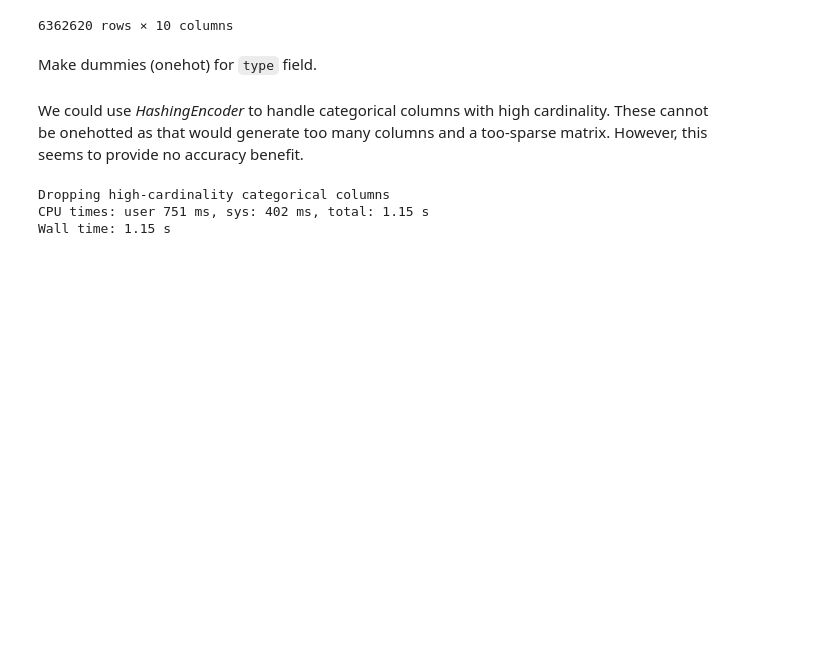
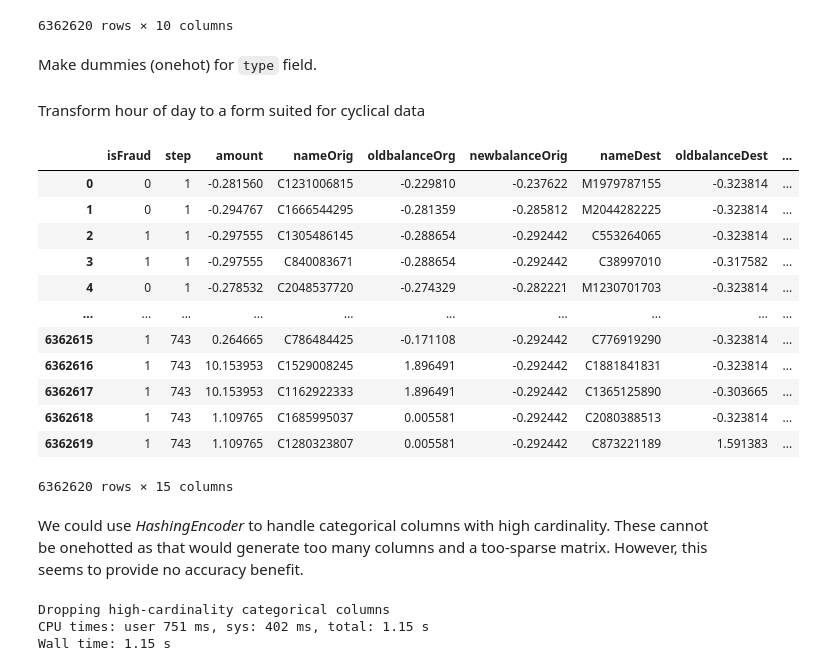
Before and after one commit to JoshuaFox/fraud-detect-blackbelt, a Jupyter notebook: frauddetect-plusminus-hypertune.ipynb, the cells around one changed output. Drawn from its saved outputs; the diff is of its cells as text; code cells hidden in the pictures; blank space fills up the shorter version.

Commit message:
cyclical sin/cost

```diff
--- a/frauddetect-plusminus-hypertune.ipynb
+++ b/frauddetect-plusminus-hypertune.ipynb
@@ -154,11 +154,29 @@ df_dummies=pd.get_dummies(df['type'],drop_first=True )
 
 df=df.drop(['type'], axis=1)
 df = pd.concat([df, df_dummies], axis=1)
+# %% [markdown]
+Transform hour of day to a form suited for cyclical data
 # %%
-df['hour24sin'] = math.sin(df['step']*math.pi/24)
-df['hour24cos'] = math.cos(df['step']*math.pi/24)
+import numpy as np
+
+df['hour24sin'] = np.sin(df['step']*math.pi/24)
+df['hour24cos'] = np.cos(df['step']*math.pi/24)
 df.drop('step', axis=1)
 df
+# %% [output]
+|  | isFraud | step | amount | nameOrig | oldbalanceOrg | newbalanceOrig | nameDest | oldbalanceDest | ... |
+| 0 | 0 | 1 | -0.281560 | C1231006815 | -0.229810 | -0.237622 | M1979787155 | -0.323814 | ... |
+| 1 | 0 | 1 | -0.294767 | C1666544295 | -0.281359 | -0.285812 | M2044282225 | -0.323814 | ... |
+| 2 | 1 | 1 | -0.297555 | C1305486145 | -0.288654 | -0.292442 | C553264065 | -0.323814 | ... |
+| 3 | 1 | 1 | -0.297555 | C840083671 | -0.288654 | -0.292442 | C38997010 | -0.317582 | ... |
+| 4 | 0 | 1 | -0.278532 | C2048537720 | -0.274329 | -0.282221 | M1230701703 | -0.323814 | ... |
+| ... | ... | ... | ... | ... | ... | ... | ... | ... | ... |
+| 6362615 | 1 | 743 | 0.264665 | C786484425 | -0.171108 | -0.292442 | C776919290 | -0.323814 | ... |
+| 6362616 | 1 | 743 | 10.153953 | C1529008245 | 1.896491 | -0.292442 | C1881841831 | -0.323814 | ... |
+| 6362617 | 1 | 743 | 10.153953 | C1162922333 | 1.896491 | -0.292442 | C1365125890 | -0.303665 | ... |
+| 6362618 | 1 | 743 | 1.109765 | C1685995037 | 0.005581 | -0.292442 | C2080388513 | -0.323814 | ... |
+| 6362619 | 1 | 743 | 1.109765 | C1280323807 | 0.005581 | -0.292442 | C873221189 | 1.591383 | ... |
+6362620 rows × 15 columns
 # %% [markdown]
 We could use *HashingEncoder* to handle categorical columns with high cardinality. These cannot be onehotted as that would generate too many columns and a too-sparse matrix. However, this seems to provide no accuracy benefit.
 # %%
```
Also changed, not shown: parts of 3 cells of this notebook.
